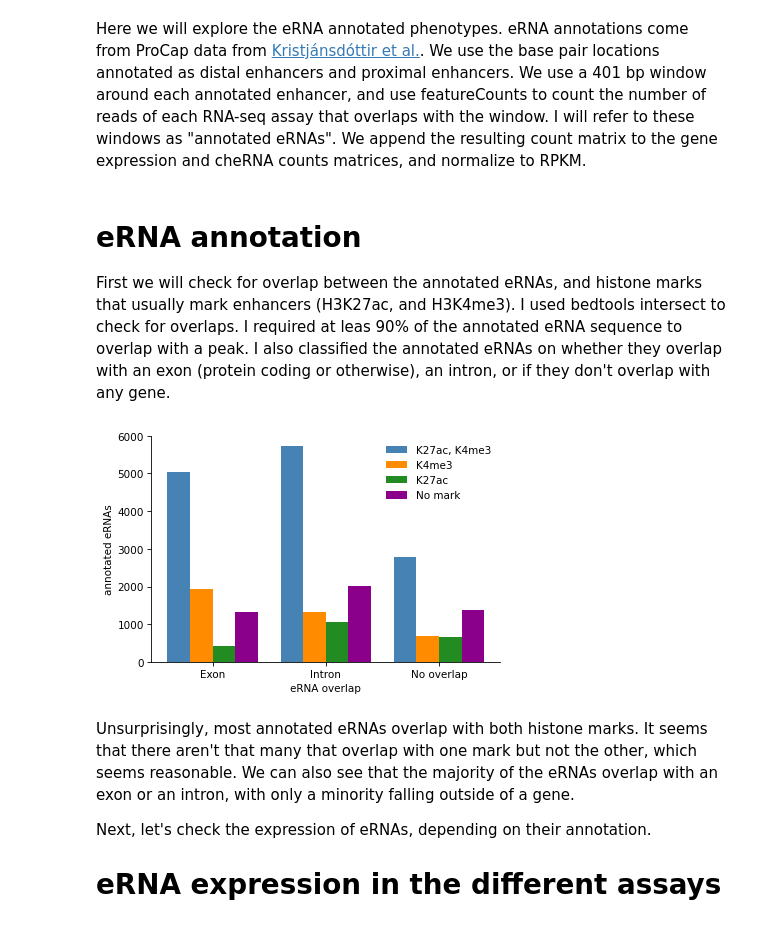
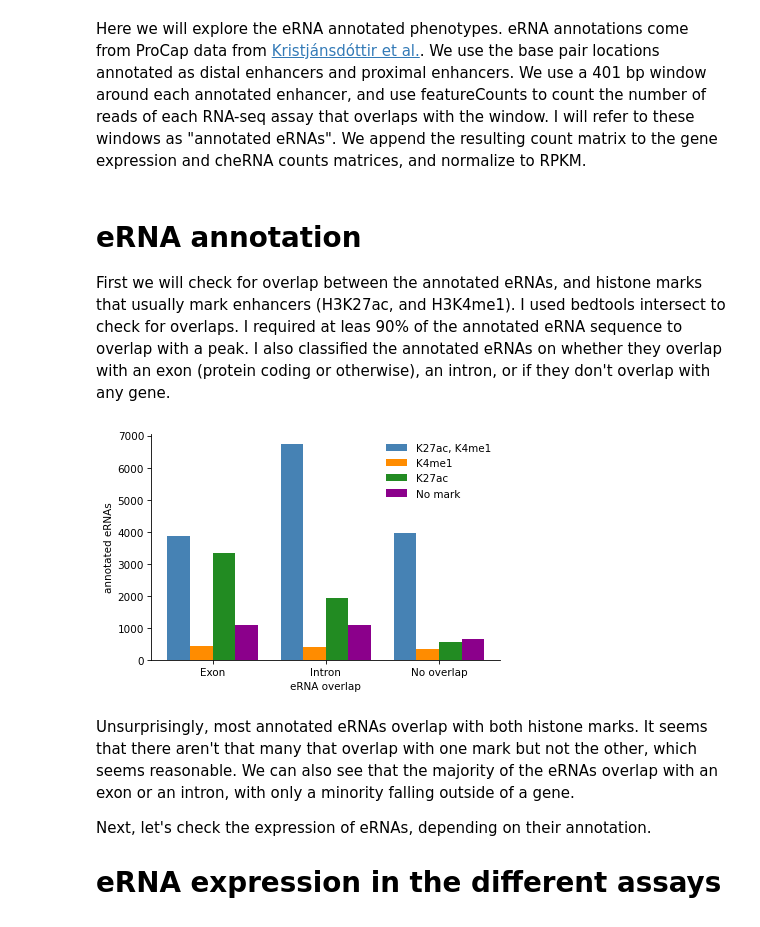
Before and after one commit to bfairkun/ChromatinSplicingQTLs, a Jupyter notebook: analysis/eRNA.ipynb, the cells around one changed output. Drawn from its saved outputs; the diff is of its cells as text; code cells hidden in the pictures.

```diff
--- a/analysis/eRNA.ipynb
+++ b/analysis/eRNA.ipynb
@@ -48,11 +48,11 @@ eRNA_intronOverlap = pd.read_csv('eRNA.Introns.Overlap.bed', sep='\t',
                  'exonGene', 'intron', 'gene'])
 
 eRNA_ac = pd.read_csv('eRNA.h3k27ac.bed', sep='\t', index_col=3, names = ['chrom', 'start', 'end'])
-eRNA_me = pd.read_csv('eRNA.h3k4me3.bed', sep='\t', index_col=3, names = ['chrom', 'start', 'end'])
+eRNA_me = pd.read_csv('eRNA.h3k4me1.bed', sep='\t', index_col=3, names = ['chrom', 'start', 'end'])
 # %% [markdown]
 # eRNA annotation
 
-First we will check for overlap between the annotated eRNAs, and histone marks that usually mark enhancers (H3K27ac, and H3K4me3). I used bedtools intersect to check for overlaps. I required at leas 90% of the annotated eRNA sequence to overlap with a peak. I also classified the annotated eRNAs on whether they overlap with an exon (protein coding or otherwise), an intron, or if they don't overlap with any gene.
+First we will check for overlap between the annotated eRNAs, and histone marks that usually mark enhancers (H3K27ac, and H3K4me1). I used bedtools intersect to check for overlaps. I required at leas 90% of the annotated eRNA sequence to overlap with a peak. I also classified the annotated eRNAs on whether they overlap with an exon (protein coding or otherwise), an intron, or if they don't overlap with any gene.
 # %%
 x = np.arange(3)
 y1 = [len(eRNA_exon.index.intersection(eRNA_ac.index).intersection(eRNA_me.index)),
@@ -60,35 +60,35 @@ y1 = [len(eRNA_exon.index.intersection(eRNA_ac.index).intersection(eRNA_me.index
       len(eRNA_noGene.index.intersection(eRNA_ac.index).intersection(eRNA_me.index))
      ]
 y2 = [len(eRNA_exon.index.difference(eRNA_ac.index).intersection(eRNA_me.index)),
       len(eRNA_intron.index.difference(eRNA_ac.index).intersection(eRNA_me.index)),
       len(eRNA_noGene.index.difference(eRNA_ac.index).intersection(eRNA_me.index))
      ]
 y3 = [len(eRNA_exon.index.intersection(eRNA_ac.index).difference(eRNA_me.index)),
       len(eRNA_intron.index.intersection(eRNA_ac.index).difference(eRNA_me.index)),
       len(eRNA_noGene.index.intersection(eRNA_ac.index).difference(eRNA_me.index))
      ]
 y4 = [len(eRNA_exon.index.difference(eRNA_ac.index).difference(eRNA_me.index)),
       len(eRNA_intron.index.difference(eRNA_ac.index).difference(eRNA_me.index)),
       len(eRNA_noGene.index.difference(eRNA_ac.index).difference(eRNA_me.index))
      ]
 width = 0.2
 
 fig, ax = plt.subplots(dpi=75)
 ax.bar(x-0.3, y1, width, color='steelblue')
 ax.bar(x-0.1, y2, width, color='darkorange')
 ax.bar(x+0.1, y3, width, color='forestgreen')
 ax.bar(x+0.3, y4, width, color='darkmagenta')
 
 ax.set_xticks(x)
 ax.set_xticklabels(['Exon', 'Intron', 'No overlap'])
 ax.set_xlabel("eRNA overlap")
 ax.set_ylabel("annotated eRNAs")
 ax.spines["right"].set_visible(False)
 ax.spines["top"].set_visible(False)
-ax.legend(["K27ac, K4me3", "K4me3", "K27ac", "No mark"], frameon=False)
+ax.legend(["K27ac, K4me1", "K4me1", "K27ac", "No mark"], frameon=False)
 plt.show()
 # %% [output]
-[figure, old version]
+[figure, new version]
 # %% [markdown]
 Unsurprisingly, most annotated eRNAs overlap with both histone marks. It seems that there aren't that many that overlap with one mark but not the other, which seems reasonable. We can also see that the majority of the eRNAs overlap with an exon or an intron, with only a minority falling outside of a gene.
 
```
Also changed, not shown: parts of 9 cells of this notebook.
